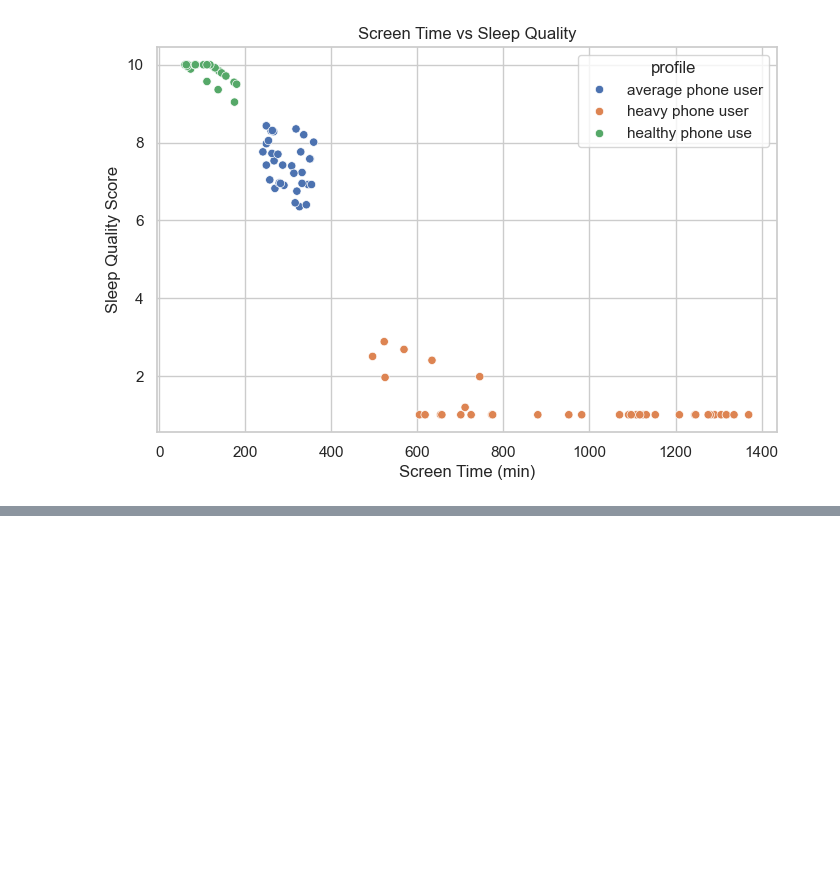
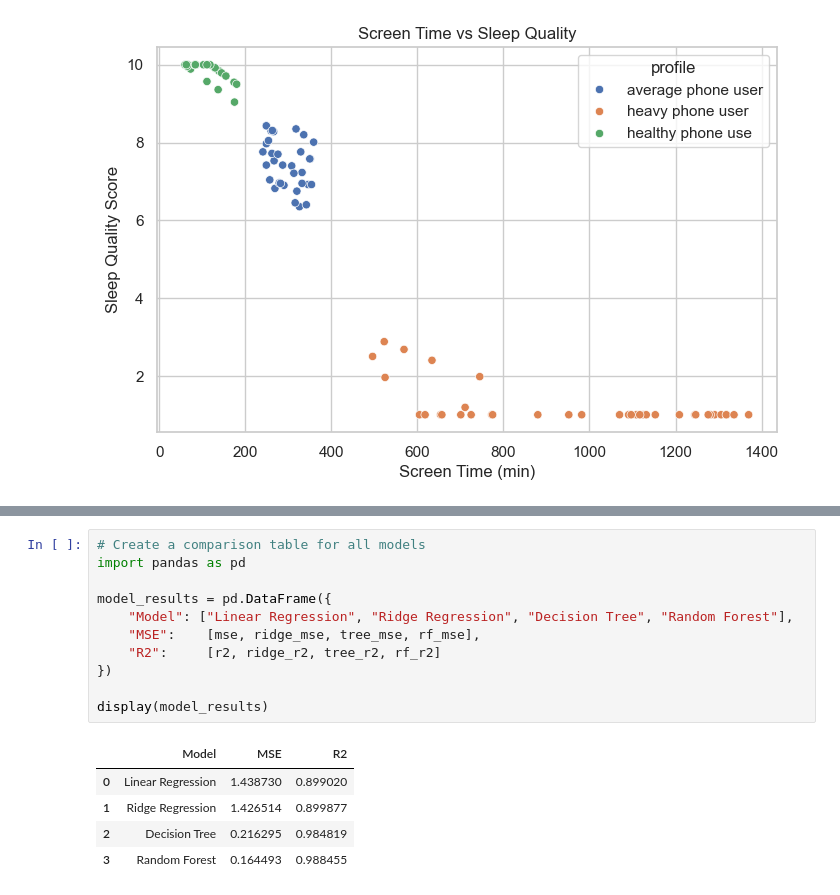
Before and after one commit to AchrafEssaleh/ai-personal-project-01-sleep-quality, a Jupyter notebook: EDA_sleep_analysis.ipynb, the cells around one changed output, grey strips where cells are left out. Drawn from its saved outputs; the diff is of its cells as text; blank space fills up the shorter version.

```diff
--- a/EDA_sleep_analysis.ipynb
+++ b/EDA_sleep_analysis.ipynb
@@ -107,0 +285,17 @@ plt.show()
+# %%
+# Create a comparison table for all models
+import pandas as pd
+
+model_results = pd.DataFrame({
+    "Model": ["Linear Regression", "Ridge Regression", "Decision Tree", "Random Forest"],
+    "MSE":    [mse, ridge_mse, tree_mse, rf_mse],
+    "R2":     [r2, ridge_r2, tree_r2, rf_r2]
+})
+
+display(model_results)
+# %% [output]
+|  | Model | MSE | R2 |
+| 0 | Linear Regression | 1.438730 | 0.899020 |
+| 1 | Ridge Regression | 1.426514 | 0.899877 |
+| 2 | Decision Tree | 0.216295 | 0.984819 |
+| 3 | Random Forest | 0.164493 | 0.988455 |
```
Also changed, not shown: parts of 31 cells of this notebook, 3 other files.
